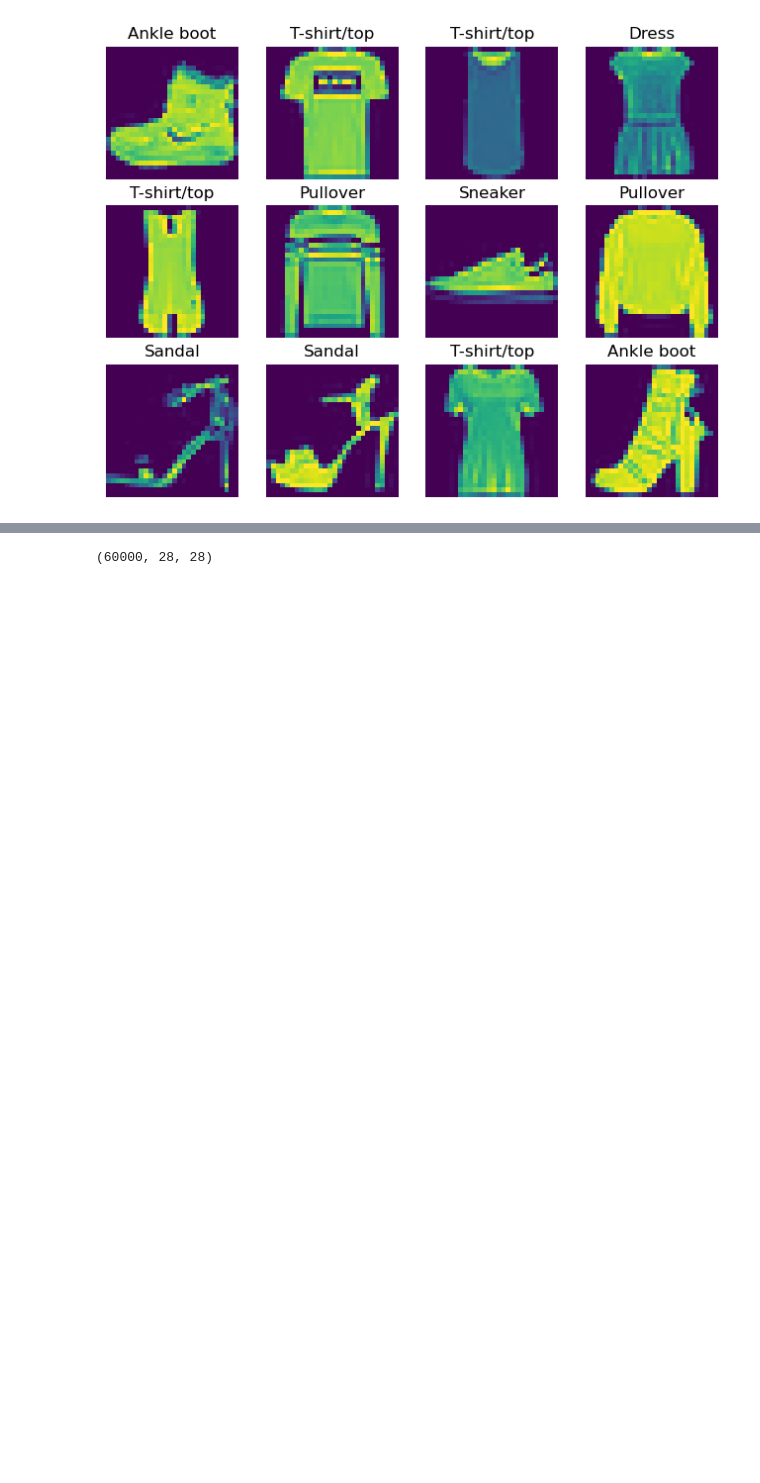
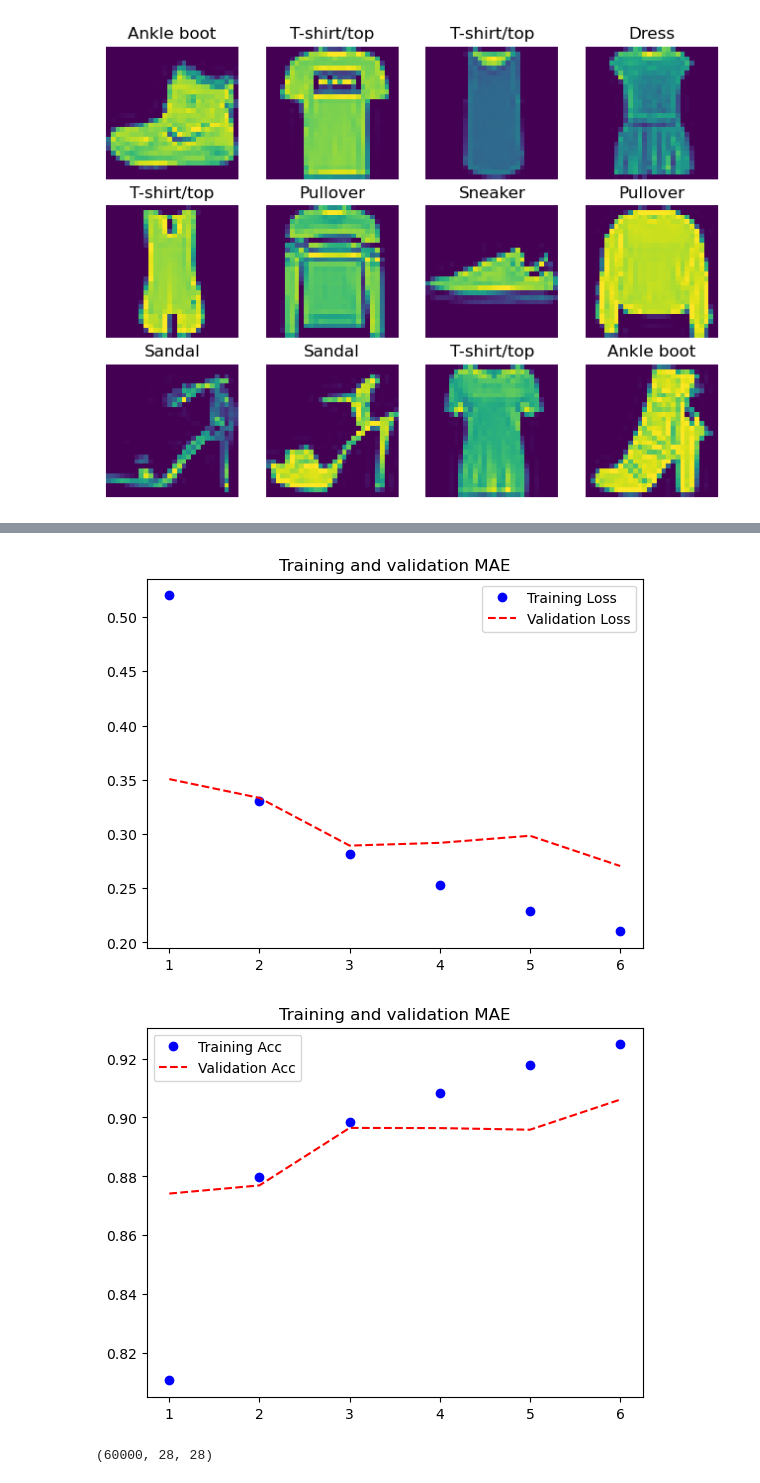
Before and after one commit to gari715135/deep-learning-intro-course, a Jupyter notebook: sample_projects/mnist_fashion/mnist_fashion_clf.ipynb, the cells around one changed output, grey strips where cells are left out. Saved outputs shown, nothing was run; the diff lists cells and outputs as text; code cells hidden in the pictures; blank space fills up the shorter version.

```diff
--- a/sample_projects/mnist_fashion/mnist_fashion_clf.ipynb
+++ b/sample_projects/mnist_fashion/mnist_fashion_clf.ipynb
@@ -59,10 +59,7 @@ model.compile(
 )
 
 callbacks_list = [
-    keras.callbacks.EarlyStopping(monitor="val_accuracy", min_delta=0.05, patience=10),
-    keras.callbacks.ModelCheckpoint(
-        filepath="model_checkpoint.keras", monitor="val_loss", save_best_only=True
-    ),
+    keras.callbacks.EarlyStopping(monitor="val_accuracy", min_delta=0.1, patience=5),
     keras.callbacks.TensorBoard(
     log_dir="/Users/giacomoaris/Documents/deep-learning-intro-course/sample_projects/mnist_fashion/logs",
 )]
@@ -84,10 +81,17 @@ val_acc = history_dct["val_accuracy"][start_at_idx:]
 epochs = range(1, len(loss_values) + 1)
 
 plt.figure()
-plt.plot(epochs, loss_values, "bo", label="Training MAE")
-plt.plot(epochs, val_loss_values, "r--", label="Validation MAE")
+plt.plot(epochs, loss_values, "bo", label="Training Loss")
+plt.plot(epochs, val_loss_values, "r--", label="Validation Loss")
 plt.title("Training and validation MAE")
 plt.legend()
 plt.show()
+
+plt.figure()
+plt.plot(epochs, acc, "bo", label="Training Acc")
+plt.plot(epochs, val_acc, "r--", label="Validation Acc")
+plt.title("Training and validation MAE")
+plt.legend()
+plt.show()
 # %% [output]
 Epoch 1/100
@@ -110,3 +109,5 @@ Epoch 11/100
+[figure, added]
+[figure, added]
 # %%
 images.shape
 # %% [output]
```
Also changed, not shown: parts of 1 cell of this notebook, 1 other file.
